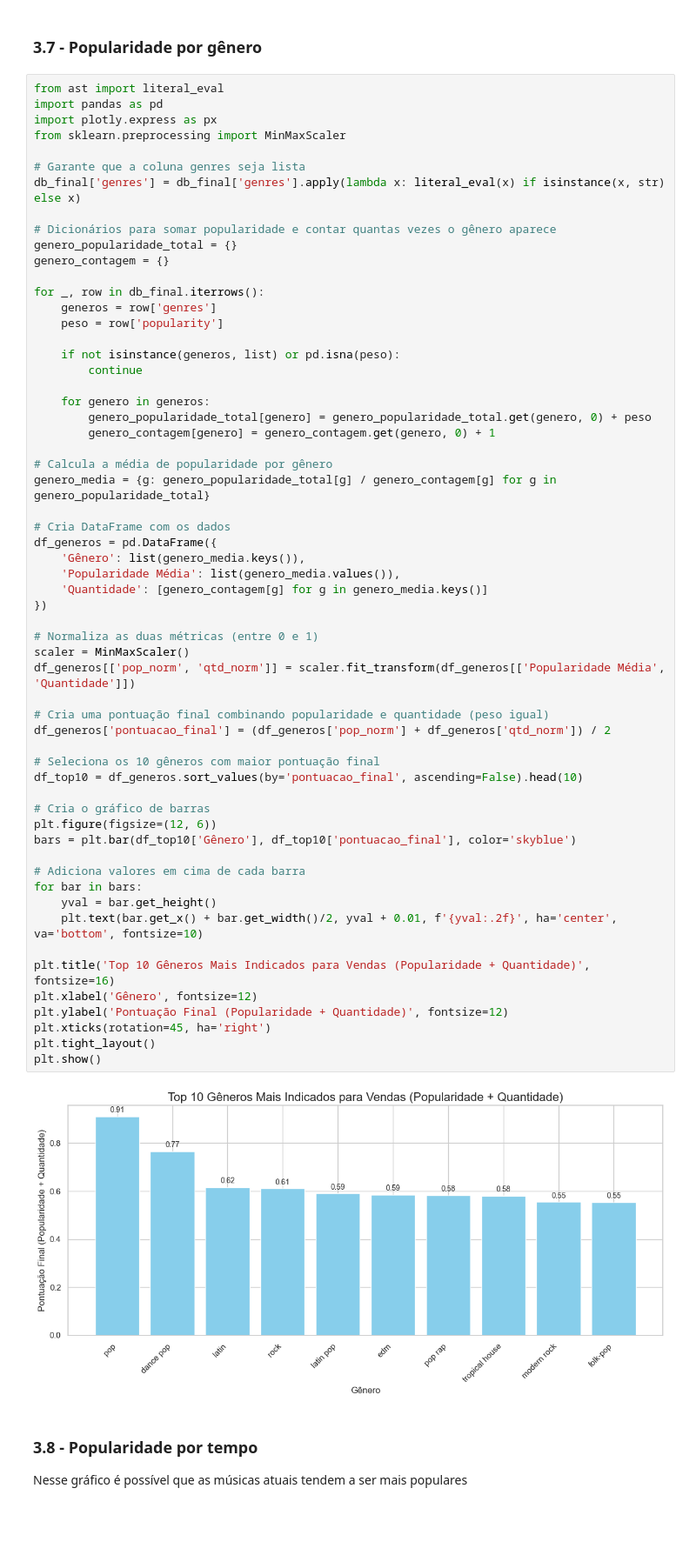
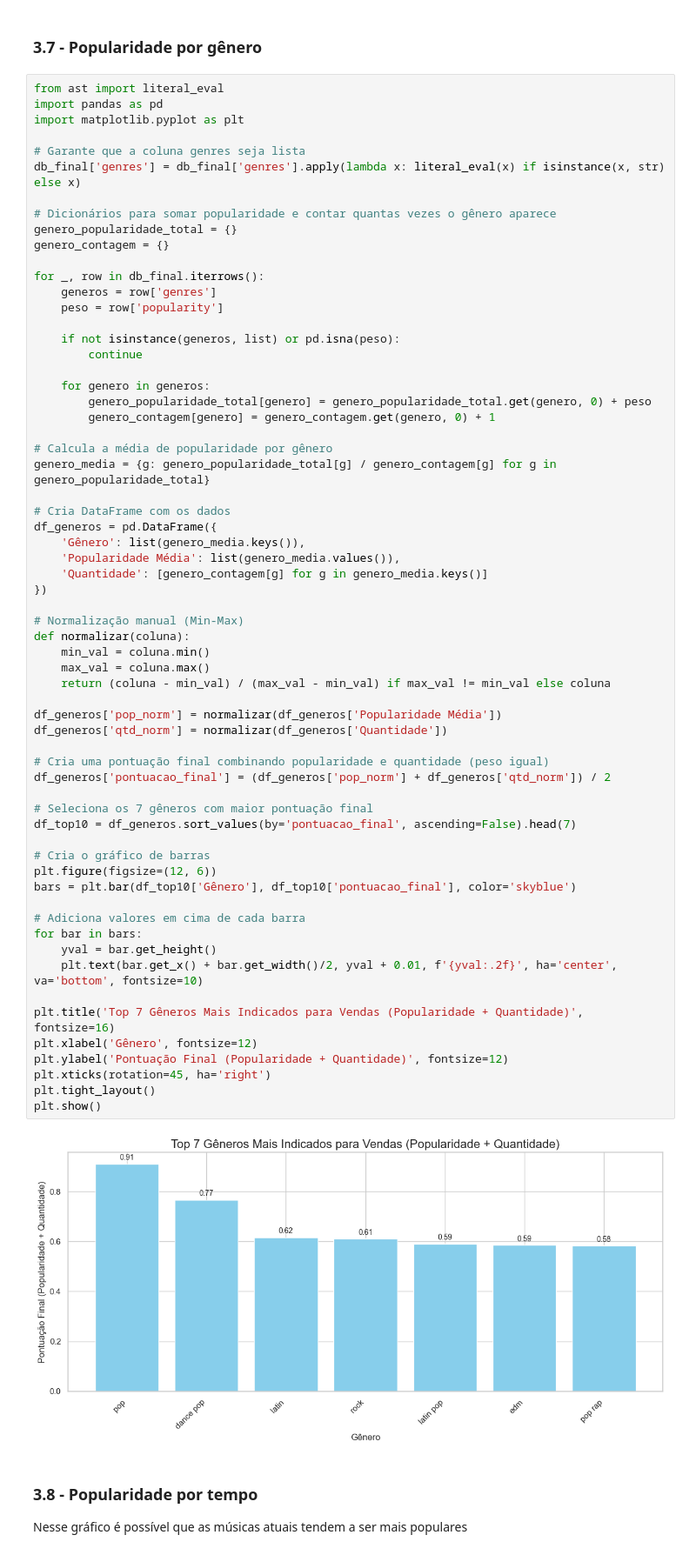
Before and after one commit to pedropalugan/mel-records2, a Jupyter notebook: notebook.ipynb, the cells around one changed output. Shown at 87% size. Drawn from its saved outputs; the diff is of its cells as text; blank space fills up the shorter version.

```diff
--- a/notebook.ipynb
+++ b/notebook.ipynb
@@ -271,8 +271,7 @@ plt.show()
 # %%
 from ast import literal_eval
 import pandas as pd
-import plotly.express as px
-from sklearn.preprocessing import MinMaxScaler
+import matplotlib.pyplot as plt
 
 # Garante que a coluna genres seja lista
 db_final['genres'] = db_final['genres'].apply(lambda x: literal_eval(x) if isinstance(x, str) else x)
@@ -295,40 +294,45 @@ for _, row in db_final.iterrows():
 # Calcula a média de popularidade por gênero
 genero_media = {g: genero_popularidade_total[g] / genero_contagem[g] for g in genero_popularidade_total}
 
 # Cria DataFrame com os dados
 df_generos = pd.DataFrame({
     'Gênero': list(genero_media.keys()),
     'Popularidade Média': list(genero_media.values()),
     'Quantidade': [genero_contagem[g] for g in genero_media.keys()]
 })
 
-# Normaliza as duas métricas (entre 0 e 1)
-scaler = MinMaxScaler()
-df_generos[['pop_norm', 'qtd_norm']] = scaler.fit_transform(df_generos[['Popularidade Média', 'Quantidade']])
+# Normalização manual (Min-Max)
+def normalizar(coluna):
+    min_val = coluna.min()
+    max_val = coluna.max()
+    return (coluna - min_val) / (max_val - min_val) if max_val != min_val else coluna
+
+df_generos['pop_norm'] = normalizar(df_generos['Popularidade Média'])
+df_generos['qtd_norm'] = normalizar(df_generos['Quantidade'])
 
 # Cria uma pontuação final combinando popularidade e quantidade (peso igual)
 df_generos['pontuacao_final'] = (df_generos['pop_norm'] + df_generos['qtd_norm']) / 2
 
-# Seleciona os 10 gêneros com maior pontuação final
-df_top10 = df_generos.sort_values(by='pontuacao_final', ascending=False).head(10)
+# Seleciona os 7 gêneros com maior pontuação final
+df_top10 = df_generos.sort_values(by='pontuacao_final', ascending=False).head(7)
 
 # Cria o gráfico de barras
 plt.figure(figsize=(12, 6))
 bars = plt.bar(df_top10['Gênero'], df_top10['pontuacao_final'], color='skyblue')
 
 # Adiciona valores em cima de cada barra
 for bar in bars:
     yval = bar.get_height()
     plt.text(bar.get_x() + bar.get_width()/2, yval + 0.01, f'{yval:.2f}', ha='center', va='bottom', fontsize=10)
 
-plt.title('Top 10 Gêneros Mais Indicados para Vendas (Popularidade + Quantidade)', fontsize=16)
+plt.title('Top 7 Gêneros Mais Indicados para Vendas (Popularidade + Quantidade)', fontsize=16)
 plt.xlabel('Gênero', fontsize=12)
 plt.ylabel('Pontuação Final (Popularidade + Quantidade)', fontsize=12)
 plt.xticks(rotation=45, ha='right')
 plt.tight_layout()
 plt.show()
 # %% [output]
-[figure, old version]
+[figure, new version]
 # %% [markdown]
 ### 3.8 - Popularidade por tempo
 
```
Also changed, not shown: parts of 5 cells of this notebook.
